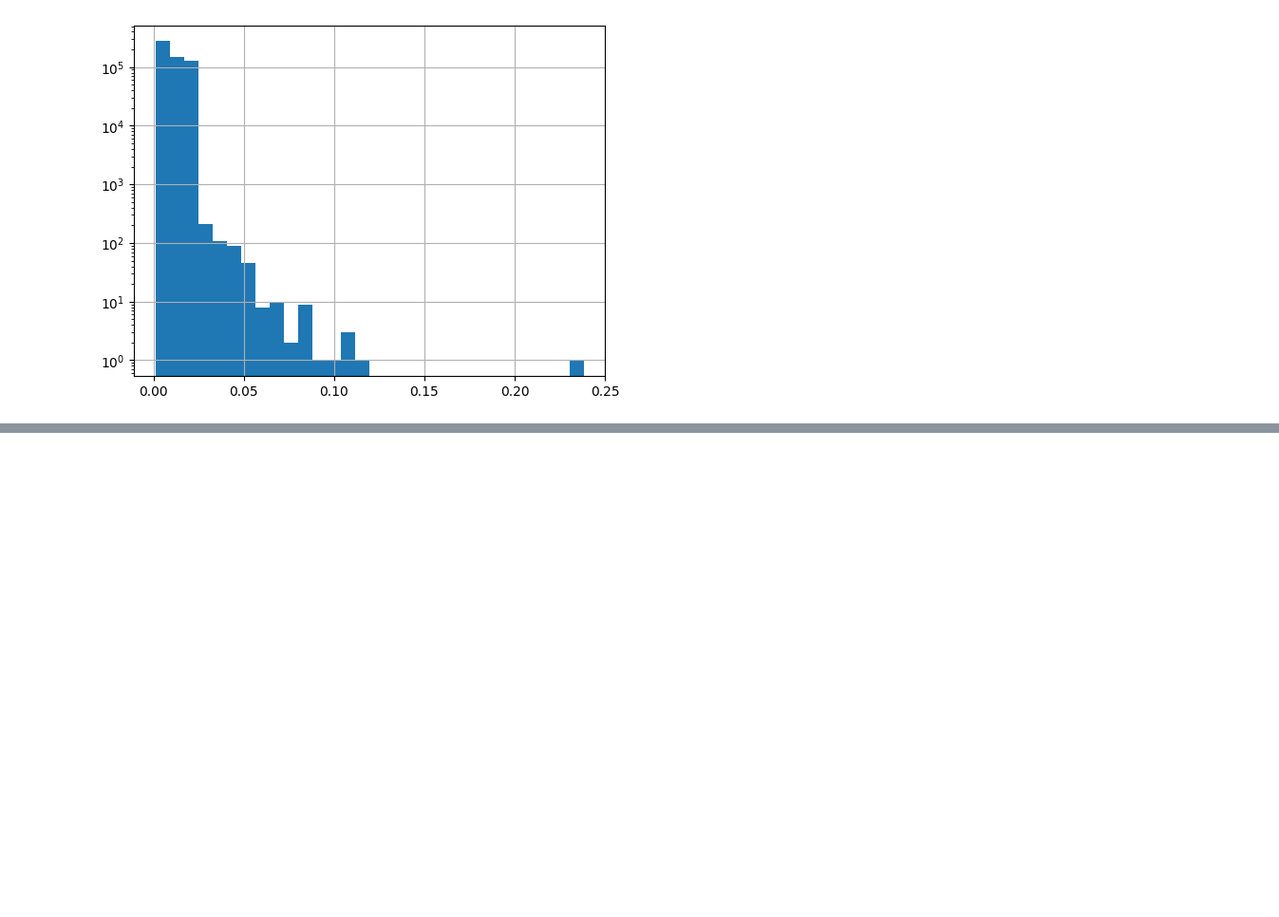
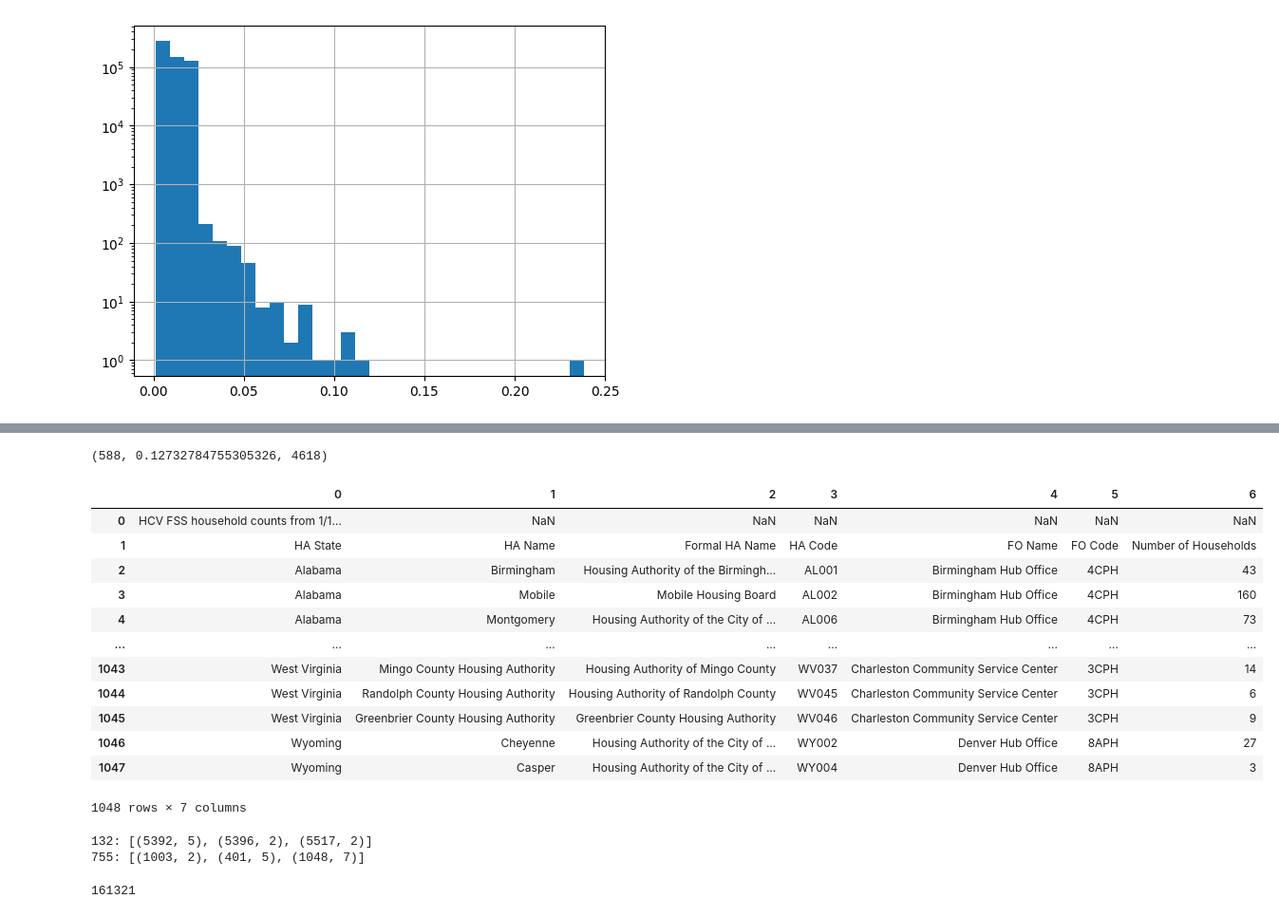
Before and after one commit to dirko/tabia, a Jupyter notebook: union.ipynb, the cells around one changed output, grey strips where cells are left out. Shown at 95% size. Cells and saved outputs as stored; diff of their text form; code cells hidden in the pictures; blank space fills up the shorter version.

```diff
--- a/union.ipynb
+++ b/union.ipynb
@@ -798,0 +277,3 @@ Maybe by building a graph and looking at components.
+# %%
+df1 = dfs[0]
+df2 = dfs[2]
@@ -798,0 +297,45 @@ Maybe by building a graph and looking at components.
+# %%
+#len({p[0] for p in p1} & {p[0] for p in p2})
+#len(p1 & p2), len(p1), len(p2), len(p1 | p2), len(p1 & p2) / len(p1 | p2)
+len({v for p in p1 & p2 for v in p}), len({v for p in p1 & p2 for v in p}) / len(all_values), len(all_values)
+# %% [output]
+(588, 0.12732784755305326, 4618)
+# %%
+df2
+# %% [output]
+|  | 0 | 1 | 2 | 3 | 4 | 5 | 6 |
+| 0 | HCV FSS household counts from 1/1... | NaN | NaN | NaN | NaN | NaN | NaN |
+| 1 | HA State | HA Name | Formal HA Name | HA Code | FO Name | FO Code | Number of Households |
+| 2 | Alabama | Birmingham | Housing Authority of the Birmingh... | AL001 | Birmingham Hub Office | 4CPH | 43 |
+| 3 | Alabama | Mobile | Mobile Housing Board | AL002 | Birmingham Hub Office | 4CPH | 160 |
+| 4 | Alabama | Montgomery | Housing Authority of the City of ... | AL006 | Birmingham Hub Office | 4CPH | 73 |
+| ... | ... | ... | ... | ... | ... | ... | ... |
+| 1043 | West Virginia | Mingo County Housing Authority | Housing Authority of Mingo County | WV037 | Charleston Community Service Center | 3CPH | 14 |
+| 1044 | West Virginia | Randolph County Housing Authority | Housing Authority of Randolph County | WV045 | Charleston Community Service Center | 3CPH | 6 |
+| 1045 | West Virginia | Greenbrier County Housing Authority | Greenbrier County Housing Authority | WV046 | Charleston Community Service Center | 3CPH | 9 |
+| 1046 | Wyoming | Cheyenne | Housing Authority of the City of ... | WY002 | Denver Hub Office | 8APH | 27 |
+| 1047 | Wyoming | Casper | Housing Authority of the City of ... | WY004 | Denver Hub Office | 8APH | 3 |
+1048 rows × 7 columns
+# %%
+frm = 0
+to = 2
+
+for n, (if1, if2, if3, score, *als) in dfc.iloc[frm:to].iterrows():
+    f1 = (index_name_map[if1])
+    f2 = (index_name_map[if2])
+    f3 = (index_name_map[if3])
+    fstuples = [(f, s) for f, s in [f1, f2, f3]]
+    dfs = []
+    for i, (f, s) in enumerate(fstuples):
+        buffer = tar.extractfile(f)
+        df = pd.read_excel(io.BytesIO(buffer.read()), sheet_name=s, header=None, index_col=None)
+        dfs.append(df)
+    #rscore = rescore(dfs[0], dfs[1], dfs[2])
+    print(f'{n}: {[df.shape for df in dfs]}')
+# %% [output]
+132: [(5392, 5), (5396, 2), (5517, 2)]
+755: [(1003, 2), (401, 5), (1048, 7)]
+# %%
+len(all_members)
+# %% [output]
+161321
```
Also changed, not shown: parts of 45 cells of this notebook, 18 other files.
